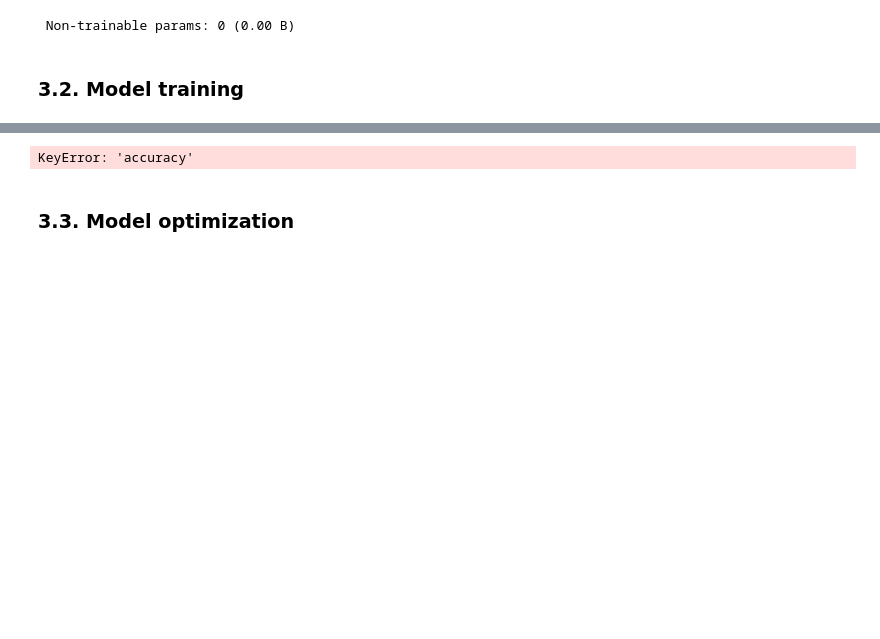
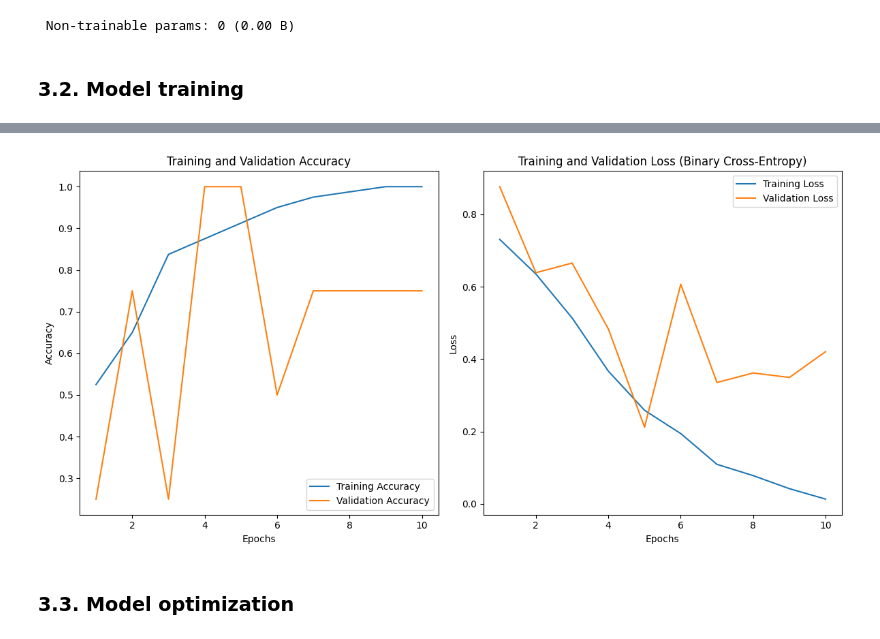
Before and after one commit to 4GeeksAcademy/Team-Crunchy-Tacos_gperdrizet-image-classification-project, a Jupyter notebook: src/mvp.ipynb, the cells around one changed output, grey strips where cells are left out. Saved outputs shown, nothing was run; the diff lists cells and outputs as text; code cells hidden in the pictures; blank space fills up the shorter version.

```diff
--- a/src/mvp.ipynb
+++ b/src/mvp.ipynb
@@ -438,33 +447,33 @@ Epoch 10/10
 # %%
 # Take a look at what information 'training_results' contains. Plot the training and validation accuracy (and binary cross-entropy if you like) over the training epoch. Is the model learning? If not, what do you think is wrong?
 
-train_acc = training_results.history['accuracy']
-val_acc = training_results.history['val_accuracy']
+train_acc = training_results.history['binary_accuracy']
+val_acc = training_results.history['val_binary_accuracy']
 train_loss = training_results.history['loss']
 val_loss = training_results.history['val_loss']
 
 plt.figure(figsize=(12, 6))
 
 plt.subplot(1, 2, 1)
 plt.plot(range(1, len(train_acc) + 1), train_acc, label='Training Accuracy')
 plt.plot(range(1, len(val_acc) + 1), val_acc, label='Validation Accuracy')
 plt.title('Training and Validation Accuracy')
 plt.xlabel('Epochs')
 plt.ylabel('Accuracy')
 plt.legend()
 
 plt.subplot(1, 2, 2)
 plt.plot(range(1, len(train_loss) + 1), train_loss, label='Training Loss')
 plt.plot(range(1, len(val_loss) + 1), val_loss, label='Validation Loss')
 plt.title('Training and Validation Loss (Binary Cross-Entropy)')
 plt.xlabel('Epochs')
 plt.ylabel('Loss')
 plt.legend()
 
 plt.tight_layout()
 plt.show()
 # %% [output]
-KeyError: 'accuracy'
+[figure, added]
 # %% [markdown]
 ### 3.3. Model optimization
 # %%
```
Also changed, not shown: parts of 5 cells of this notebook.
